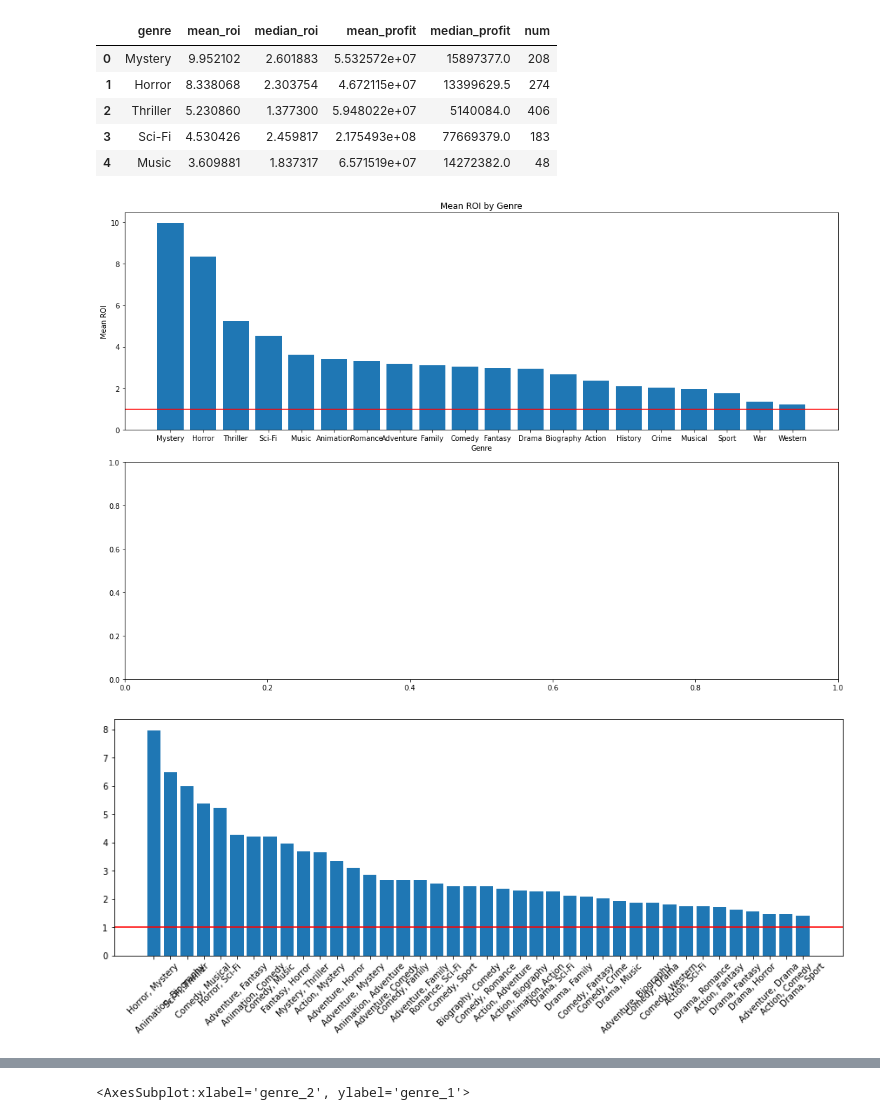
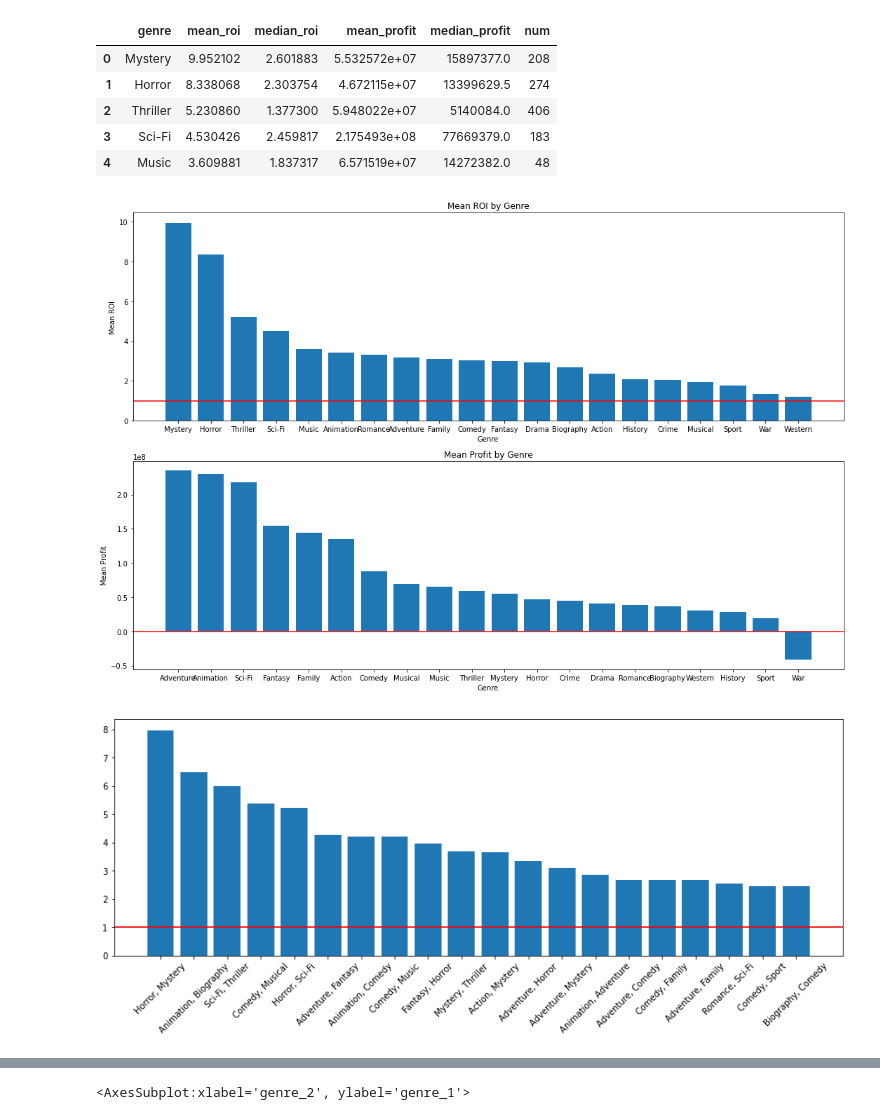
Before and after one commit to harryminds/Movie-Data-EDA, a Jupyter notebook: Movie Data EDA.ipynb, the cells around one changed output, grey strips where cells are left out. Cells and saved outputs as stored; diff of their text form; code cells hidden in the pictures.

```diff
--- a/Movie Data EDA.ipynb
+++ b/Movie Data EDA.ipynb
@@ -248,17 +248,22 @@ genre_df.head()
 # %%
 fig, ax = plt.subplots(2,figsize=(15,10))
 ax[0].bar(genre_df.genre, genre_df.mean_roi)
 ax[0].axhline(1,color='red')
 ax[0].set_title('Mean ROI by Genre')
 ax[0].set_ylabel('Mean ROI')
 ax[0].set_xlabel('Genre')
+ax[1].bar(genre_df.sort_values('mean_profit', ascending=False).genre, genre_df.sort_values('mean_profit', ascending=False).mean_profit)
+ax[1].axhline(0,color='red')
+ax[1].set_title('Mean Profit by Genre')
+ax[1].set_ylabel('Mean Profit')
+ax[1].set_xlabel('Genre')
 
 plt.tight_layout()
 plt.show()
 # %% [output]
-[figure, old version]
+[figure, new version]
 # %%
-roi_by_double_genre = imdb_budgets.groupby(['genre_1','genre_2'])['roi'].median().sort_values(ascending=False)[:40]
+roi_by_double_genre = imdb_budgets.groupby(['genre_1','genre_2'])['roi'].median().sort_values(ascending=False)[:20]
 
 fig, ax = plt.subplots(figsize = (15,5))
 ax.bar([x[0] +', ' + x[1] for x in roi_by_double_genre.index], roi_by_double_genre)
@@ -267,4 +272,4 @@ ax.axhline(1, color='red')
 plt.xticks(rotation = 45)
 plt.show()
 # %% [output]
-[figure, old version]
+[figure, new version]
```
Also changed, not shown: parts of 18 cells of this notebook, 6 other files.
